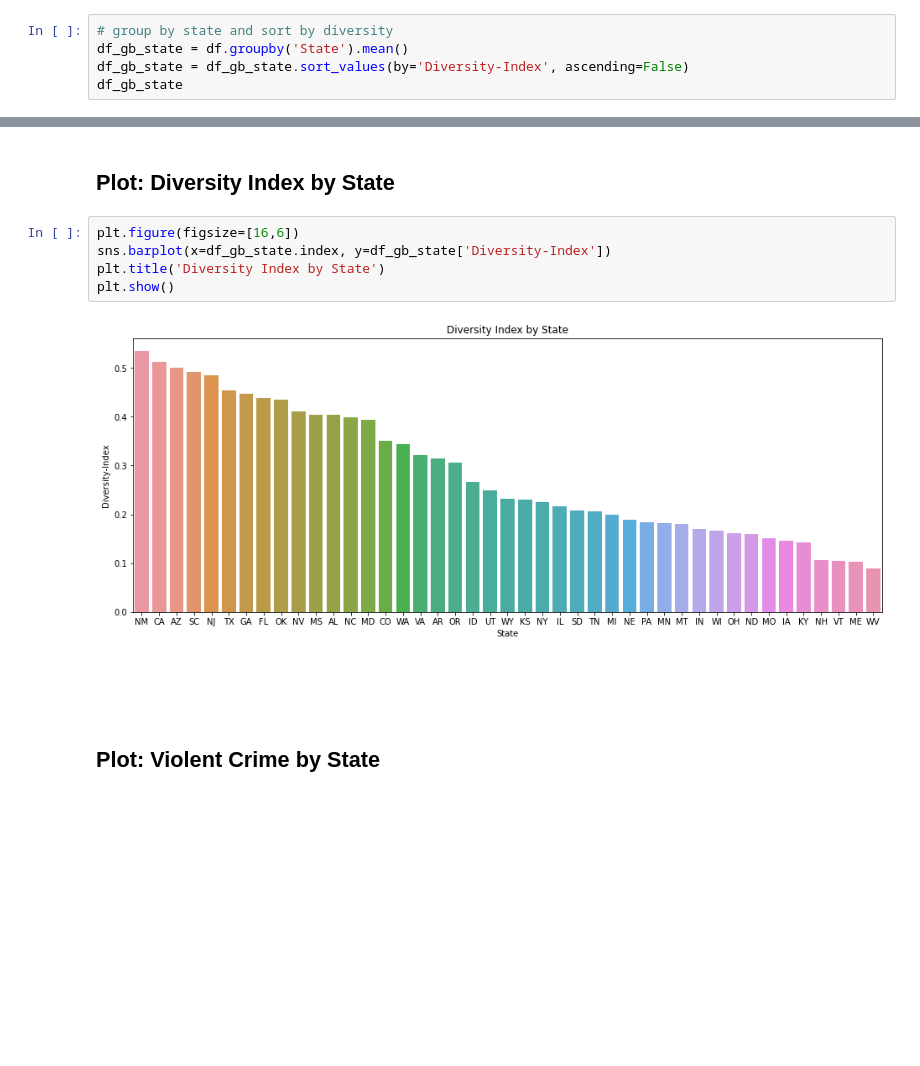
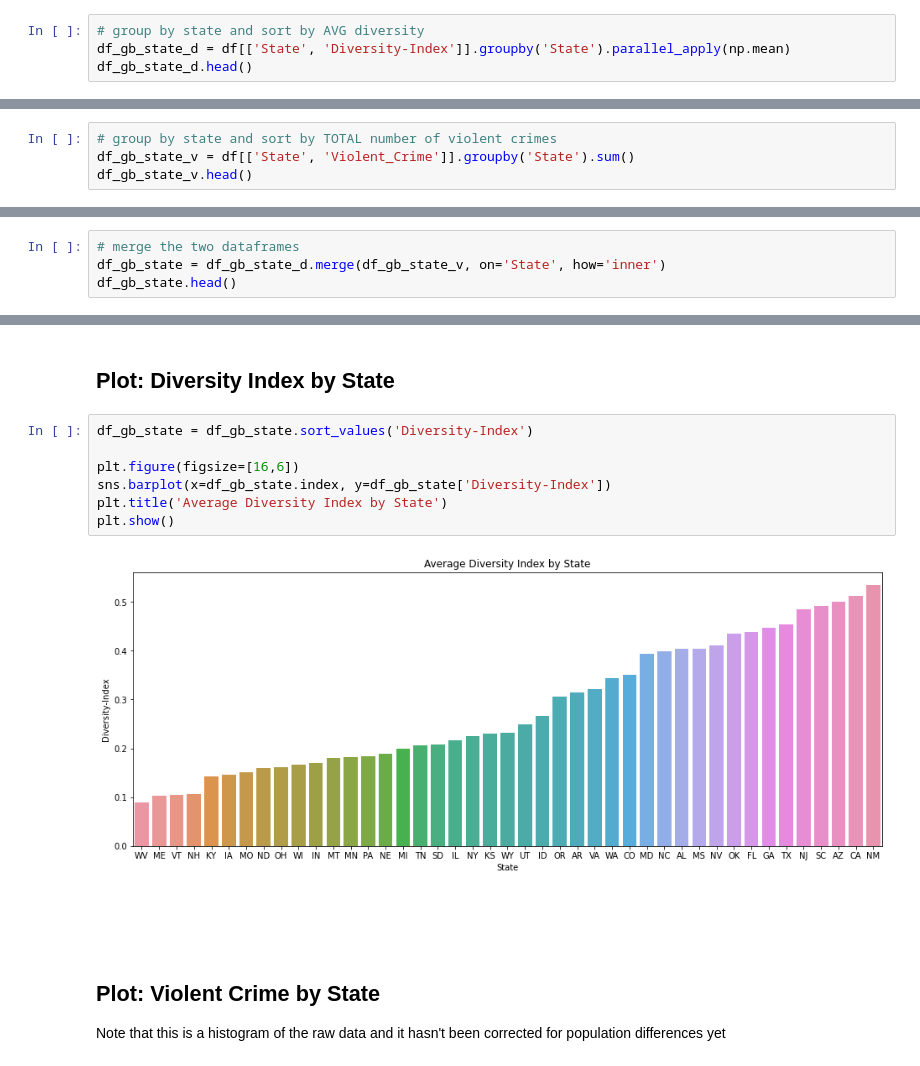
Before and after one commit to Shane-McCallum/Diversity-and-Violence--Is-there-a-connection-, a Jupyter notebook: Notebooks/EDA.ipynb, the cells around one changed output, grey strips where cells are left out. Cells and saved outputs as stored; diff of their text form; blank space fills up the shorter version.

Commit message:
clean groupings for diversity and crime, replot

```diff
--- a/Notebooks/EDA.ipynb
+++ b/Notebooks/EDA.ipynb
@@ -72,6 +63,5 @@ df
 # %%
-# group by state and sort by diversity
-df_gb_state = df.groupby('State').mean()
-df_gb_state = df_gb_state.sort_values(by='Diversity-Index', ascending=False)
-df_gb_state
+# group by state and sort by AVG diversity
+df_gb_state_d = df[['State', 'Diversity-Index']].groupby('State').parallel_apply(np.mean)
+df_gb_state_d.head()
 # %% [output]
@@ -95,0 +75,4 @@ df_gb_state
+# %%
+# group by state and sort by TOTAL number of violent crimes
+df_gb_state_v = df[['State', 'Violent_Crime']].groupby('State').sum()
+df_gb_state_v.head()
@@ -95,0 +87,4 @@ df_gb_state
+# %%
+# merge the two dataframes
+df_gb_state = df_gb_state_d.merge(df_gb_state_v, on='State', how='inner')
+df_gb_state.head()
@@ -99,15 +102,19 @@ df_gb_state
 # %% [markdown]
 ## Plot: Diversity Index by State
 # %%
+df_gb_state = df_gb_state.sort_values('Diversity-Index')
+
 plt.figure(figsize=[16,6])
 sns.barplot(x=df_gb_state.index, y=df_gb_state['Diversity-Index'])
-plt.title('Diversity Index by State')
+plt.title('Average Diversity Index by State')
 plt.show()
 # %% [output]
-[figure, old version]
+[figure, new version]
 # %% [markdown]
 <br>
 <br>
-# %% [markdown]
-## Plot: Violent Crime by State
+# %% [markdown]
+## Plot: Violent Crime by State
+
+Note that this is a histogram of the raw data and it hasn't been corrected for population differences yet
 # %%
```
Also changed, not shown: parts of 6 cells of this notebook.
